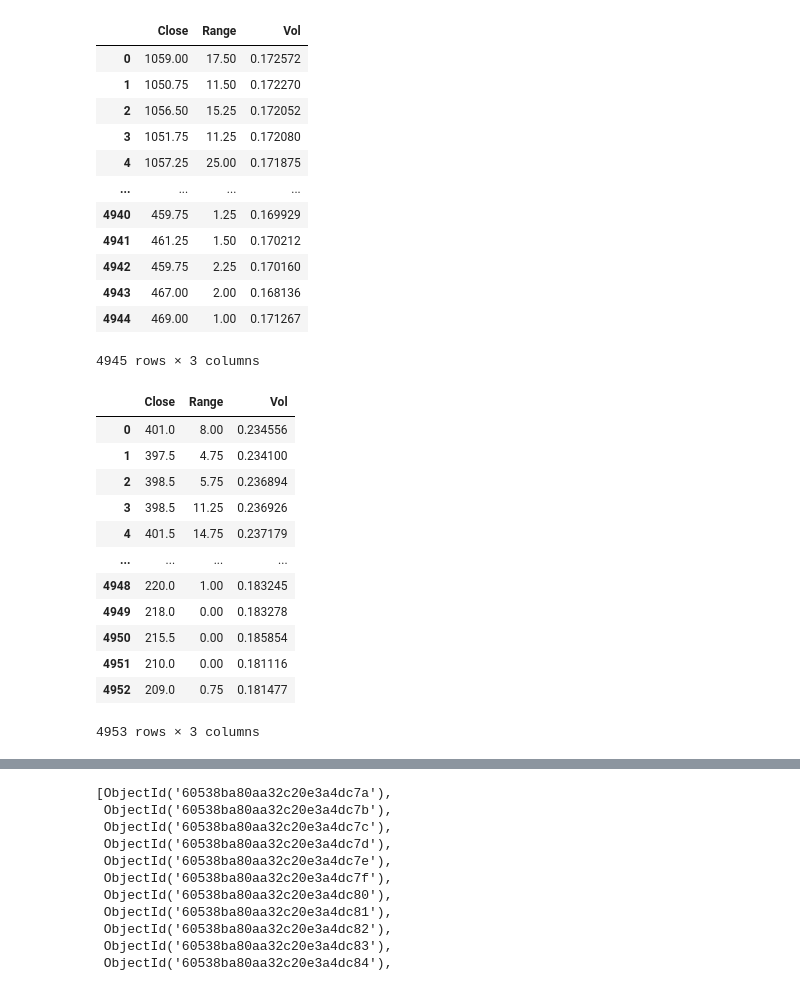
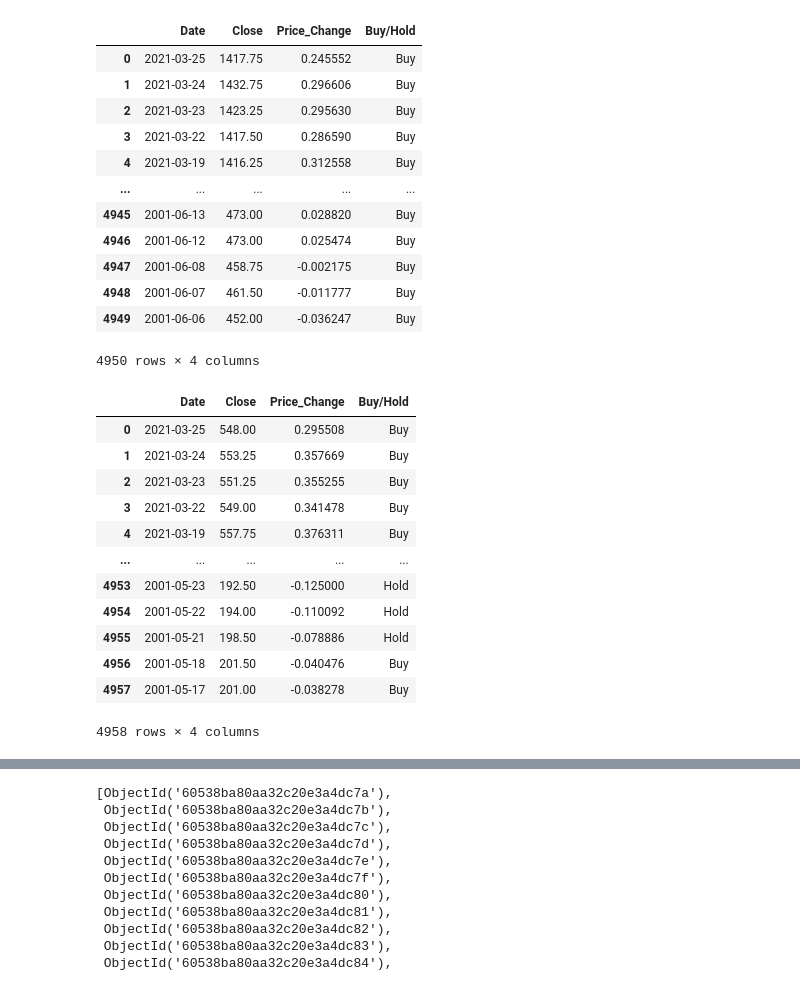
Before and after one commit to alonzodority1/Group_Project, a Jupyter notebook: Data & Analysis.ipynb, the cells around one changed output, grey strips where cells are left out. Cells and saved outputs as stored; diff of their text form; code cells hidden in the pictures.

```diff
--- a/Data & Analysis.ipynb
+++ b/Data & Analysis.ipynb
@@ -117,42 +117,43 @@ SoyOil_P
 # %%
 Soybeans_H=Soybeans.history(period="Max").drop(["Dividends", "Stock Splits","Open","Volume"], axis=1)
 Soybeans_H["Range"]=Soybeans_H["High"]-Soybeans_H["Low"]
 Soybeans_H=Soybeans_H.drop(["High","Low"], axis=1)
 
 Soybeans_H['log_rtn'] = np.log(Soybeans_H['Close']).diff()
 
 # Var Swap (returns are not demeaned)
 Soybeans_H['real_var'] = np.square(Soybeans_H['log_rtn']).rolling(window).sum() * ann_factor
 Soybeans_H['Vol'] = np.sqrt(Soybeans_H['real_var'])
 
 
 Soybeans_P=Soybeans_H[:len(Soybeans_H)-window]
 Soybeans_P=Soybeans_P.sort_values(by="Date", ascending=False).dropna().drop(["log_rtn","real_var"],axis=1).reset_index()
 Soybeans_H=Soybeans_H.sort_values(by="Date", ascending=False).dropna().drop(["log_rtn","real_var"],axis=1).reset_index()
-Soybeans_P=Soybeans_P.drop("Date",axis=1)
+Soybeans_P=Soybeans_P.drop(["Date","Range","Vol"],axis=1)
 
 Soybeans_H["Price_Change"]=(Soybeans_H["Close"]-Soybeans_P["Close"])/Soybeans_P["Close"]
 Soybeans_H["Buy/Hold"]=np.where(Soybeans_H["Price_Change"]< Hold_Signal, "Hold","Buy")
 #Soybeans_H["Past_Price"]=Soybeans_P["Close"]
 #Soybeans_H=Soybeans_H.set_index('Date')
 #Soybeans_P=Soybeans_P.set_index('Date')
 #Soybeans_H["Buy/Hold"].hist(figsize = (12,10))
 #plt.show()
-Soybeans_P
+Soybeans_H=Soybeans_H.drop(["Range","Vol"],axis=1).dropna()
+Soybeans_H
 # %% [output]
-|  | Close | Range | Vol |
-| 0 | 1059.00 | 17.50 | 0.172572 |
-| 1 | 1050.75 | 11.50 | 0.172270 |
-| 2 | 1056.50 | 15.25 | 0.172052 |
-| 3 | 1051.75 | 11.25 | 0.172080 |
-| 4 | 1057.25 | 25.00 | 0.171875 |
-| ... | ... | ... | ... |
-| 4940 | 459.75 | 1.25 | 0.169929 |
-| 4941 | 461.25 | 1.50 | 0.170212 |
-| 4942 | 459.75 | 2.25 | 0.170160 |
-| 4943 | 467.00 | 2.00 | 0.168136 |
-| 4944 | 469.00 | 1.00 | 0.171267 |
+|  | Date | Close | Price_Change | Buy/Hold |
+| 0 | 2021-03-25 | 1417.75 | 0.245552 | Buy |
+| 1 | 2021-03-24 | 1432.75 | 0.296606 | Buy |
+| 2 | 2021-03-23 | 1423.25 | 0.295630 | Buy |
+| 3 | 2021-03-22 | 1417.50 | 0.286590 | Buy |
+| 4 | 2021-03-19 | 1416.25 | 0.312558 | Buy |
+| ... | ... | ... | ... | ... |
+| 4945 | 2001-06-13 | 473.00 | 0.028820 | Buy |
+| 4946 | 2001-06-12 | 473.00 | 0.025474 | Buy |
+| 4947 | 2001-06-08 | 458.75 | -0.002175 | Buy |
+| 4948 | 2001-06-07 | 461.50 | -0.011777 | Buy |
+| 4949 | 2001-06-06 | 452.00 | -0.036247 | Buy |
-4945 rows × 3 columns
+4950 rows × 4 columns
 # %%
 Corn_H=Corn.history(period="Max").drop(["Dividends", "Stock Splits","Open","Volume"], axis=1)
 Corn_H["Range"]=Corn_H["High"]-Corn_H["Low"]
@@ -172,7 +173,7 @@ Corn_H['Vol'] = np.sqrt(Corn_H['real_var'])
 Corn_P=Corn_H[:len(Corn_H)-90]
 Corn_P=Corn_P.sort_values(by="Date", ascending=False).dropna().drop(["log_rtn","real_var"],axis=1).reset_index()
 Corn_H=Corn_H.sort_values(by="Date", ascending=False).dropna().drop(["log_rtn","real_var"],axis=1).reset_index()
-Corn_P=Corn_P.drop("Date",axis=1)
+Corn_P=Corn_P.drop(["Date","Range","Vol"],axis=1)
 
 Corn_H["Price_Change"]=(Corn_H["Close"]-Corn_P["Close"])/Corn_P["Close"]
 Corn_H["Buy/Hold"]=np.where(Corn_H["Price_Change"]< Hold_Signal, "Hold","Buy")
@@ -181,21 +182,22 @@ Corn_H["Buy/Hold"]=np.where(Corn_H["Price_Change"]< Hold_Signal, "Hold","Buy")
 #Corn_P=Corn_P.set_index('Date')
 #Corn_H["Buy/Hold"].hist(figsize = (12,10))
 #plt.show()
-Corn_P
+Corn_H=Corn_H.drop(["Range","Vol"],axis=1).dropna()
+Corn_H
 # %% [output]
-|  | Close | Range | Vol |
-| 0 | 401.0 | 8.00 | 0.234556 |
-| 1 | 397.5 | 4.75 | 0.234100 |
-| 2 | 398.5 | 5.75 | 0.236894 |
-| 3 | 398.5 | 11.25 | 0.236926 |
-| 4 | 401.5 | 14.75 | 0.237179 |
-| ... | ... | ... | ... |
-| 4948 | 220.0 | 1.00 | 0.183245 |
-| 4949 | 218.0 | 0.00 | 0.183278 |
-| 4950 | 215.5 | 0.00 | 0.185854 |
-| 4951 | 210.0 | 0.00 | 0.181116 |
-| 4952 | 209.0 | 0.75 | 0.181477 |
+|  | Date | Close | Price_Change | Buy/Hold |
+| 0 | 2021-03-25 | 548.00 | 0.295508 | Buy |
+| 1 | 2021-03-24 | 553.25 | 0.357669 | Buy |
+| 2 | 2021-03-23 | 551.25 | 0.355255 | Buy |
+| 3 | 2021-03-22 | 549.00 | 0.341478 | Buy |
+| 4 | 2021-03-19 | 557.75 | 0.376311 | Buy |
+| ... | ... | ... | ... | ... |
+| 4953 | 2001-05-23 | 192.50 | -0.125000 | Hold |
+| 4954 | 2001-05-22 | 194.00 | -0.110092 | Hold |
+| 4955 | 2001-05-21 | 198.50 | -0.078886 | Hold |
+| 4956 | 2001-05-18 | 201.50 | -0.040476 | Buy |
+| 4957 | 2001-05-17 | 201.00 | -0.038278 | Buy |
-4953 rows × 3 columns
+4958 rows × 4 columns
 # %%
 Wheat_H=Wheat.history(period="Max").drop(["Dividends", "Stock Splits","Open","Volume"], axis=1)
 Wheat_H["Range"]=Wheat_H["High"]-Wheat_H["Low"]
```
Also changed, not shown: parts of 15 cells of this notebook, 55 other files.
